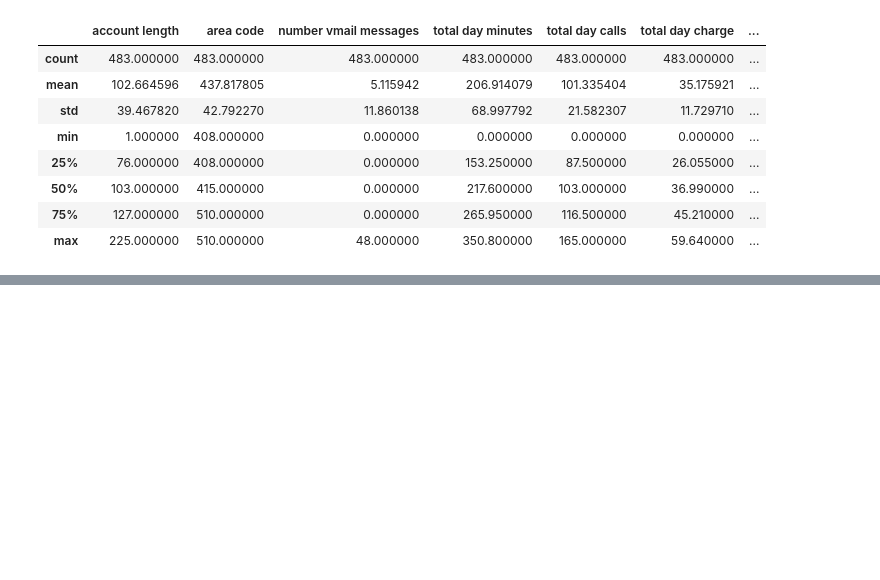
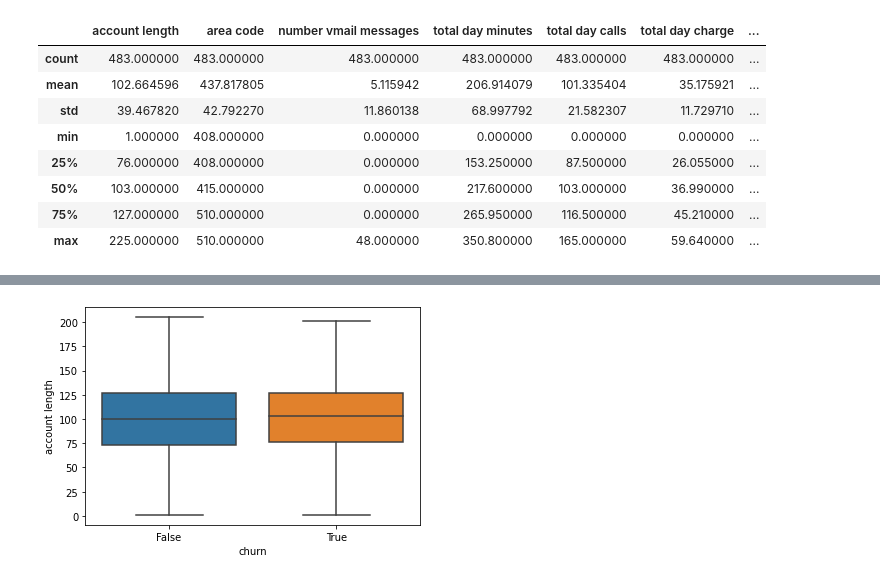
Before and after one commit to msf894/churn-analysis, a Jupyter notebook: Data Cleaning and Exploration.ipynb, the cells around one changed output, grey strips where cells are left out. Cells and saved outputs as stored; diff of their text form; code cells hidden in the pictures; blank space fills up the shorter version.

Commit message:
added data exploration

```diff
--- a/Data Cleaning and Exploration.ipynb
+++ b/Data Cleaning and Exploration.ipynb
@@ -129,0 +151,5 @@ churn_customers.describe()
+# %%
+sns.boxplot(x='churn', y = 'account length', data = churn_data, sym = '')
+plt.show()
+# %% [output]
+[figure, added]
```
Also changed, not shown: parts of 5 cells of this notebook.
